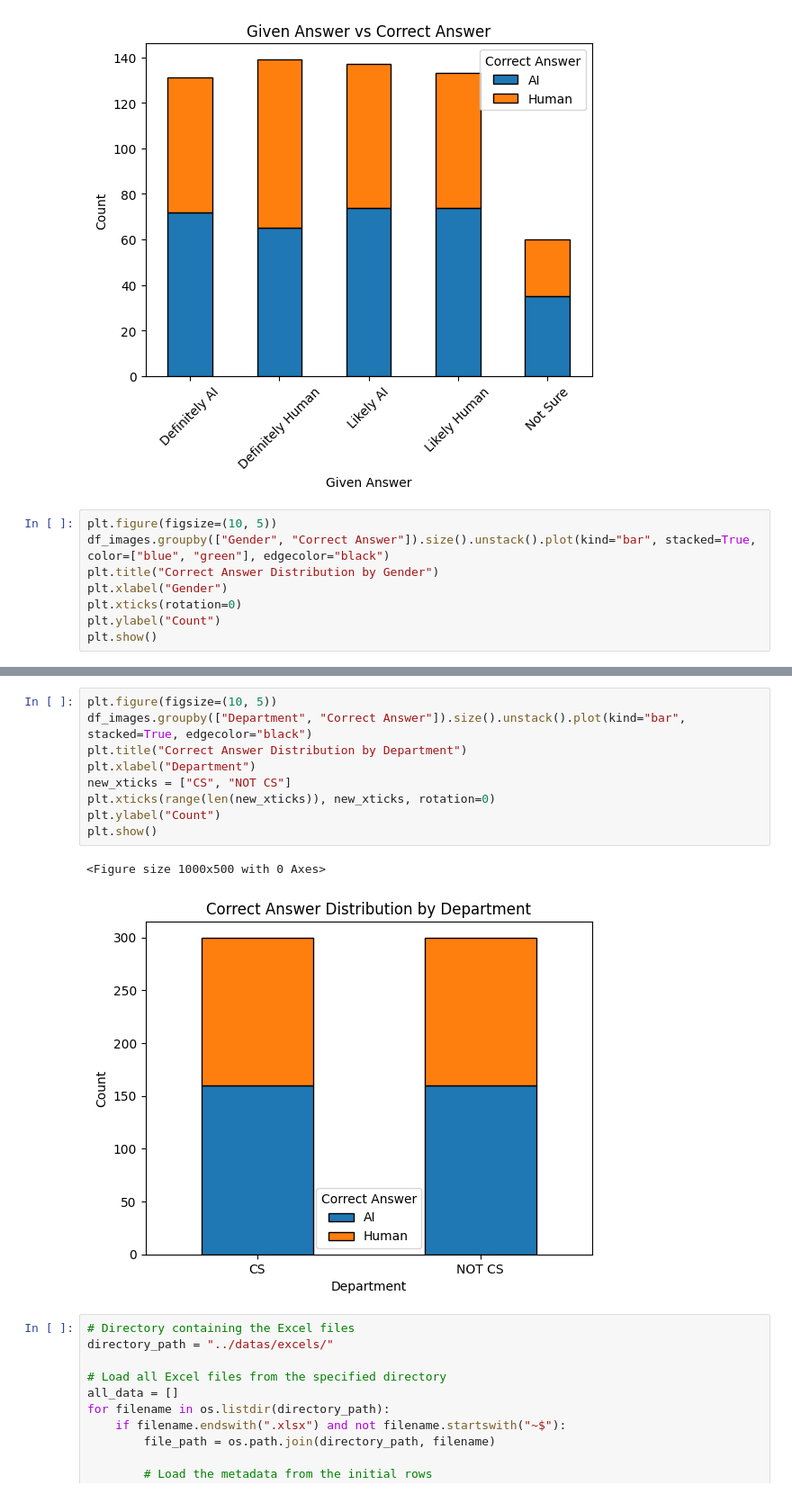
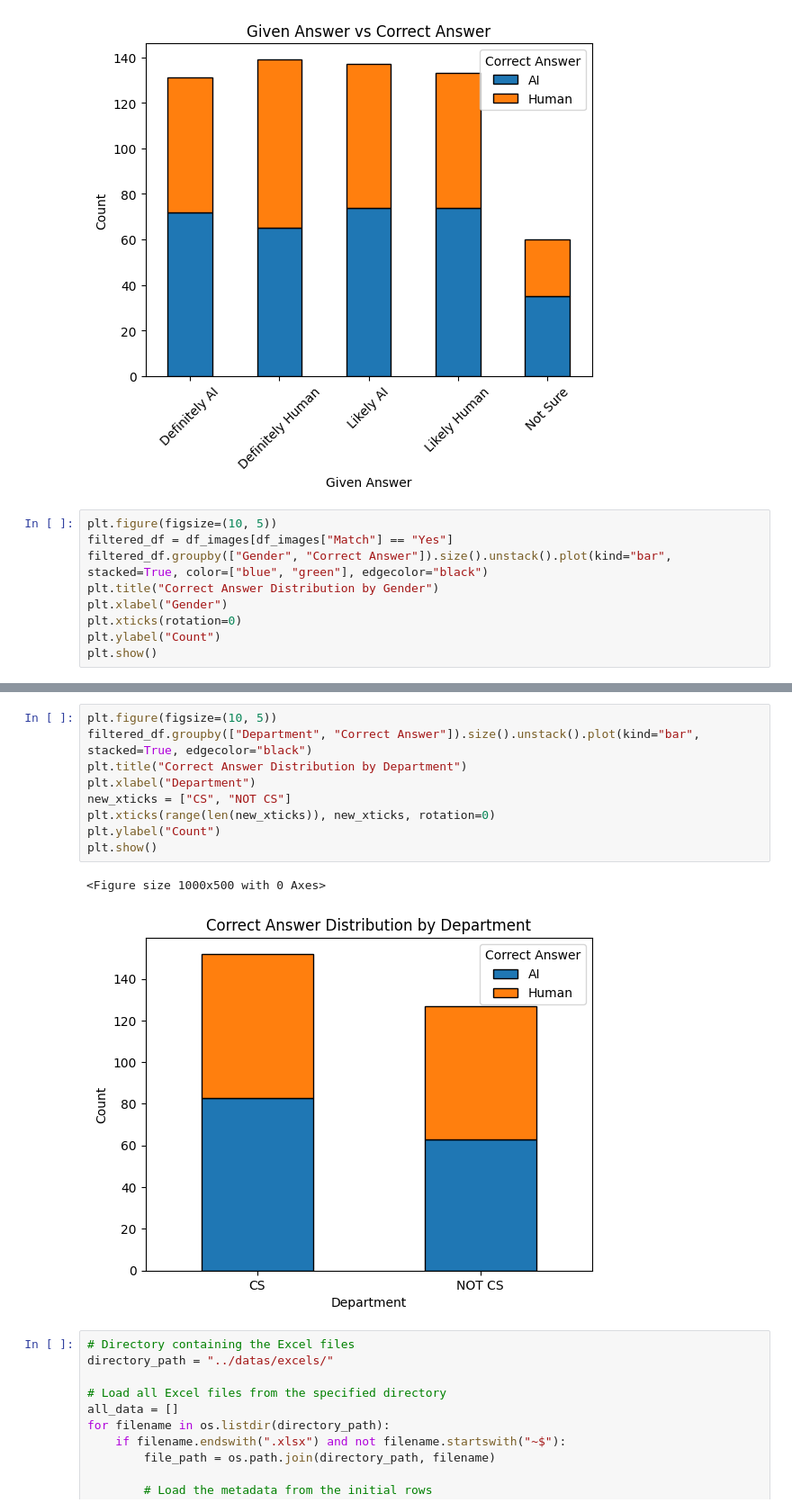
Before and after one commit to fatihmutluu/CS449-Project, a Jupyter notebook: python scripts/plot_datas.ipynb, the cells around one changed output, grey strips where cells are left out. Shown at 90% size. Cells and saved outputs as stored; diff of their text form.

```diff
--- a/python scripts/plot_datas.ipynb
+++ b/python scripts/plot_datas.ipynb
@@ -150,7 +150,8 @@ plt.show()
 [figure]
 # %%
 plt.figure(figsize=(10, 5))
-df_images.groupby(["Gender", "Correct Answer"]).size().unstack().plot(kind="bar", stacked=True, color=["blue", "green"], edgecolor="black")
+filtered_df = df_images[df_images["Match"] == "Yes"]
+filtered_df.groupby(["Gender", "Correct Answer"]).size().unstack().plot(kind="bar", stacked=True, color=["blue", "green"], edgecolor="black")
 plt.title("Correct Answer Distribution by Gender")
 plt.xlabel("Gender")
 plt.xticks(rotation=0)
@@ -162,15 +163,15 @@ plt.show()
 # %%
 plt.figure(figsize=(10, 5))
-df_images.groupby(["Department", "Correct Answer"]).size().unstack().plot(kind="bar", stacked=True, edgecolor="black")
+filtered_df.groupby(["Department", "Correct Answer"]).size().unstack().plot(kind="bar", stacked=True, edgecolor="black")
 plt.title("Correct Answer Distribution by Department")
 plt.xlabel("Department")
 new_xticks = ["CS", "NOT CS"]
 plt.xticks(range(len(new_xticks)), new_xticks, rotation=0)
 plt.ylabel("Count")
 plt.show()
 # %% [output]
 <Figure size 1000x500 with 0 Axes>
-[figure, old version]
+[figure, new version]
 # %%
 # Directory containing the Excel files
 directory_path = "../datas/excels/"
```
Also changed, not shown: parts of 1 cell of this notebook, 1 other file.
